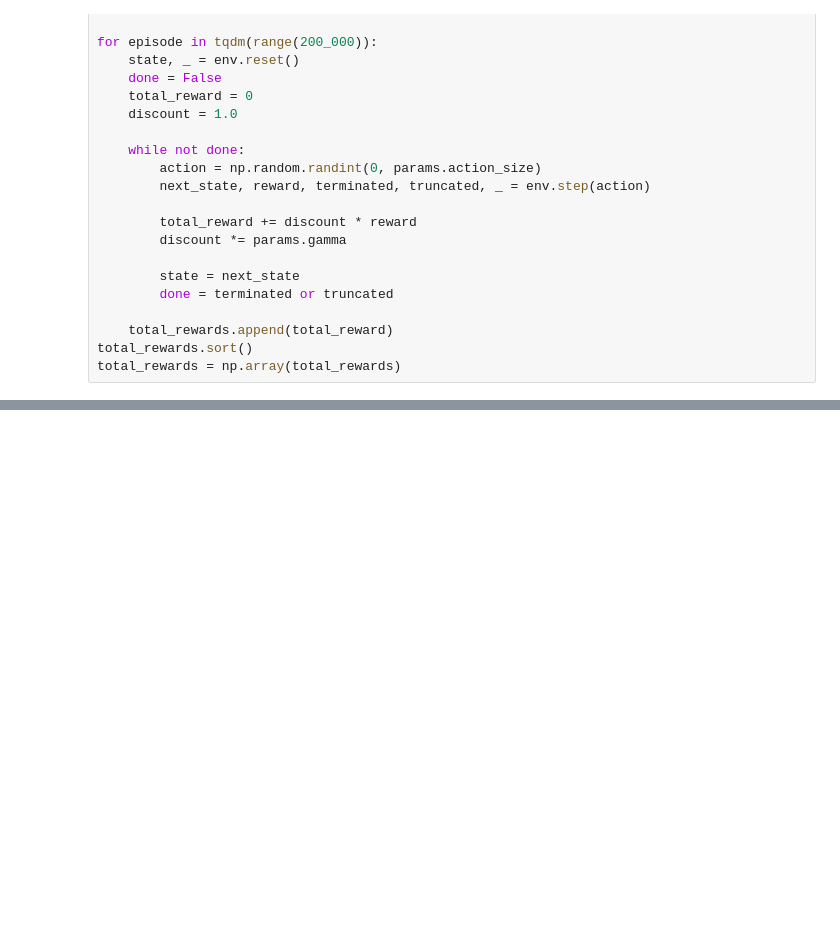
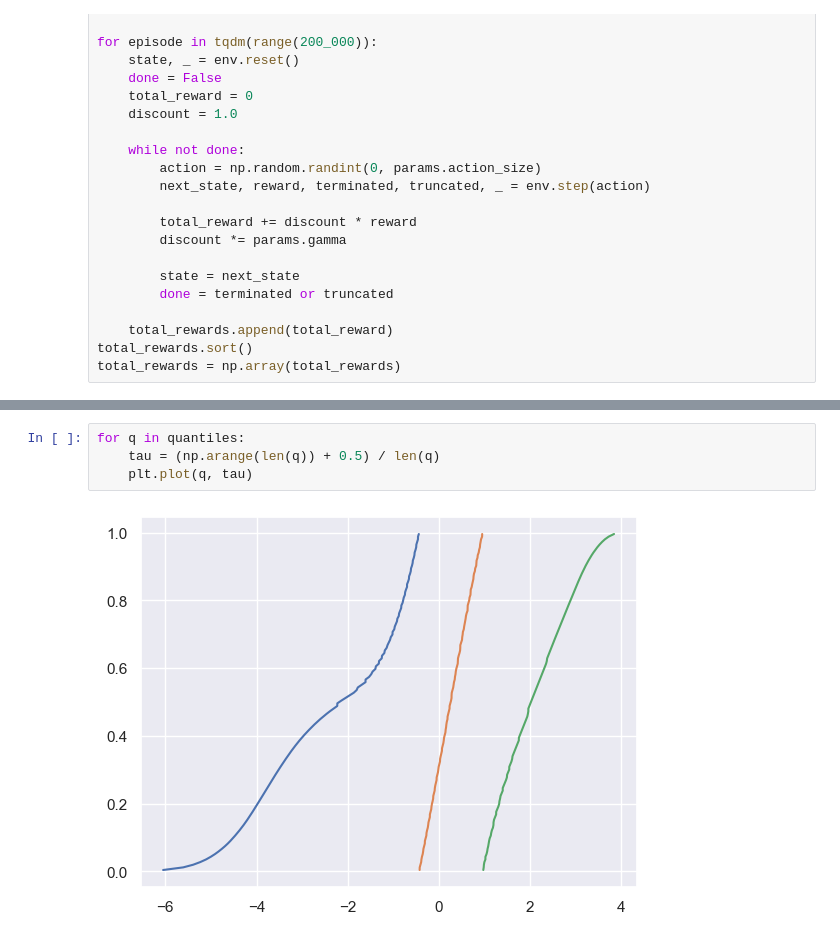
Before and after one commit to AlecHero/QuantileRegressionProject, a Jupyter notebook: tabular qr simple.ipynb, the cells around one changed output, grey strips where cells are left out. Drawn from its saved outputs; the diff is of its cells as text; blank space fills up the shorter version.

```diff
--- a/tabular qr simple.ipynb
+++ b/tabular qr simple.ipynb
@@ -120,0 +144,6 @@ plot_grad(total_rewards[(tau*len(total_rewards)).round().astype(int)][::2])
+# %%
+for q in quantiles:
+    tau = (np.arange(len(q)) + 0.5) / len(q)
+    plt.plot(q, tau)
+# %% [output]
+[figure, added]
```
Also changed, not shown: parts of 6 cells of this notebook, 5 other files.
